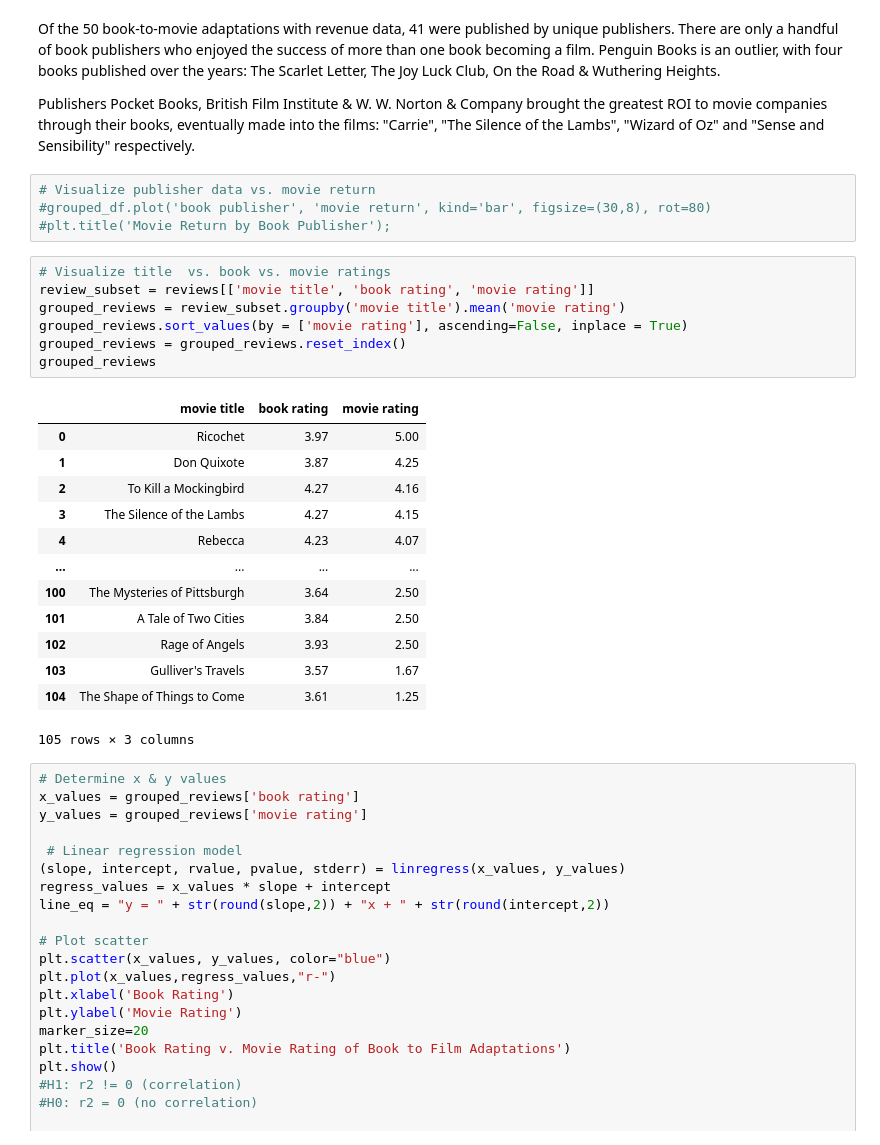
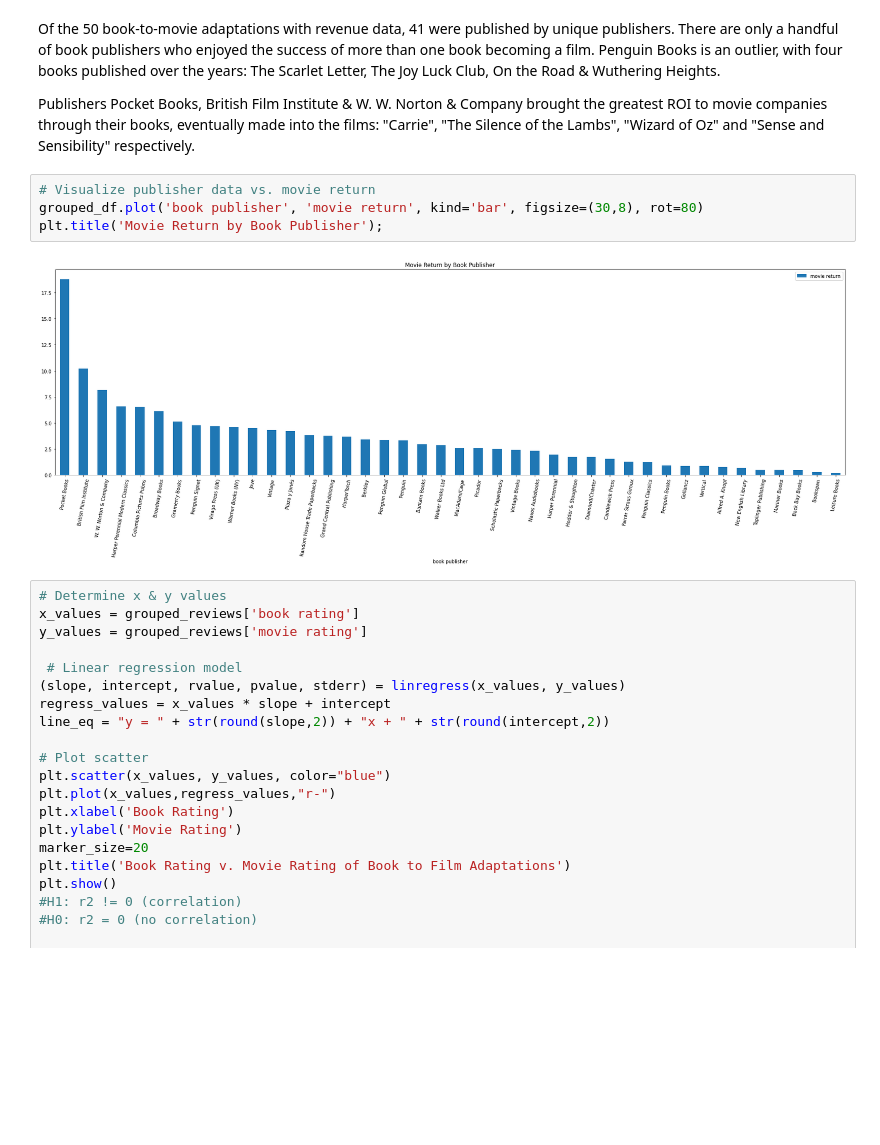
Before and after one commit to laurenemilyto/film_adapatation_success, a Jupyter notebook: Lauren Analysis.ipynb, the cells around one changed output. Drawn from its saved outputs; the diff is of its cells as text; blank space fills up the shorter version.

```diff
--- a/Lauren Analysis.ipynb
+++ b/Lauren Analysis.ipynb
@@ -45,29 +37,10 @@ Of the 50 book-to-movie adaptations with revenue data, 41 were published by uniq
 Publishers Pocket Books, British Film Institute & W. W. Norton & Company brought the greatest ROI to movie companies through their books, eventually made into the films: "Carrie", "The Silence of the Lambs", "Wizard of Oz" and "Sense and Sensibility" respectively.
 # %%
 # Visualize publisher data vs. movie return
-#grouped_df.plot('book publisher', 'movie return', kind='bar', figsize=(30,8), rot=80)
-#plt.title('Movie Return by Book Publisher');
+grouped_df.plot('book publisher', 'movie return', kind='bar', figsize=(30,8), rot=80)
+plt.title('Movie Return by Book Publisher');
+# %% [output]
+[figure, added]
-# %%
-# Visualize title  vs. book vs. movie ratings
-review_subset = reviews[['movie title', 'book rating', 'movie rating']]
-grouped_reviews = review_subset.groupby('movie title').mean('movie rating')
-grouped_reviews.sort_values(by = ['movie rating'], ascending=False, inplace = True)
-grouped_reviews = grouped_reviews.reset_index()
-grouped_reviews
-# %% [output]
-|  | movie title | book rating | movie rating |
-| 0 | Ricochet | 3.97 | 5.00 |
-| 1 | Don Quixote | 3.87 | 4.25 |
-| 2 | To Kill a Mockingbird | 4.27 | 4.16 |
-| 3 | The Silence of the Lambs | 4.27 | 4.15 |
-| 4 | Rebecca | 4.23 | 4.07 |
-| ... | ... | ... | ... |
-| 100 | The Mysteries of Pittsburgh | 3.64 | 2.50 |
-| 101 | A Tale of Two Cities | 3.84 | 2.50 |
-| 102 | Rage of Angels | 3.93 | 2.50 |
-| 103 | Gulliver's Travels | 3.57 | 1.67 |
-| 104 | The Shape of Things to Come | 3.61 | 1.25 |
-105 rows × 3 columns
 # %%
 # Determine x & y values
 x_values = grouped_reviews['book rating']
```
Also changed, not shown: parts of 35 cells of this notebook, 1 other file.
